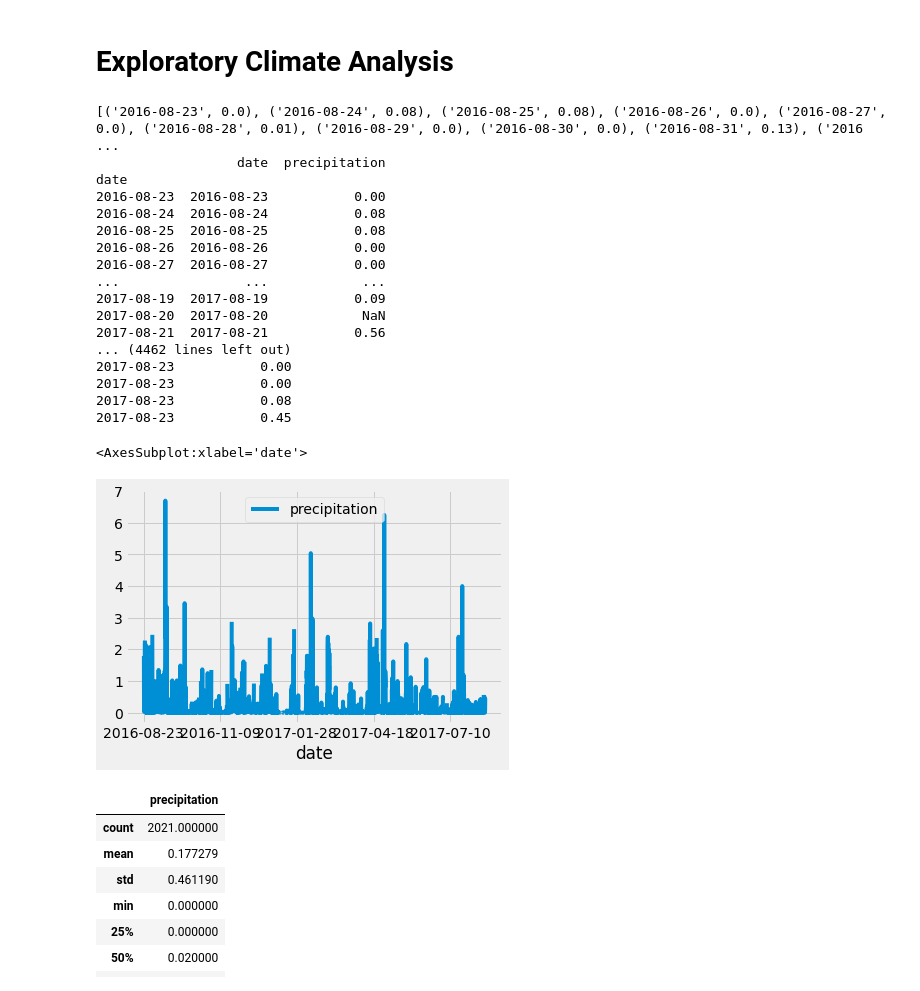
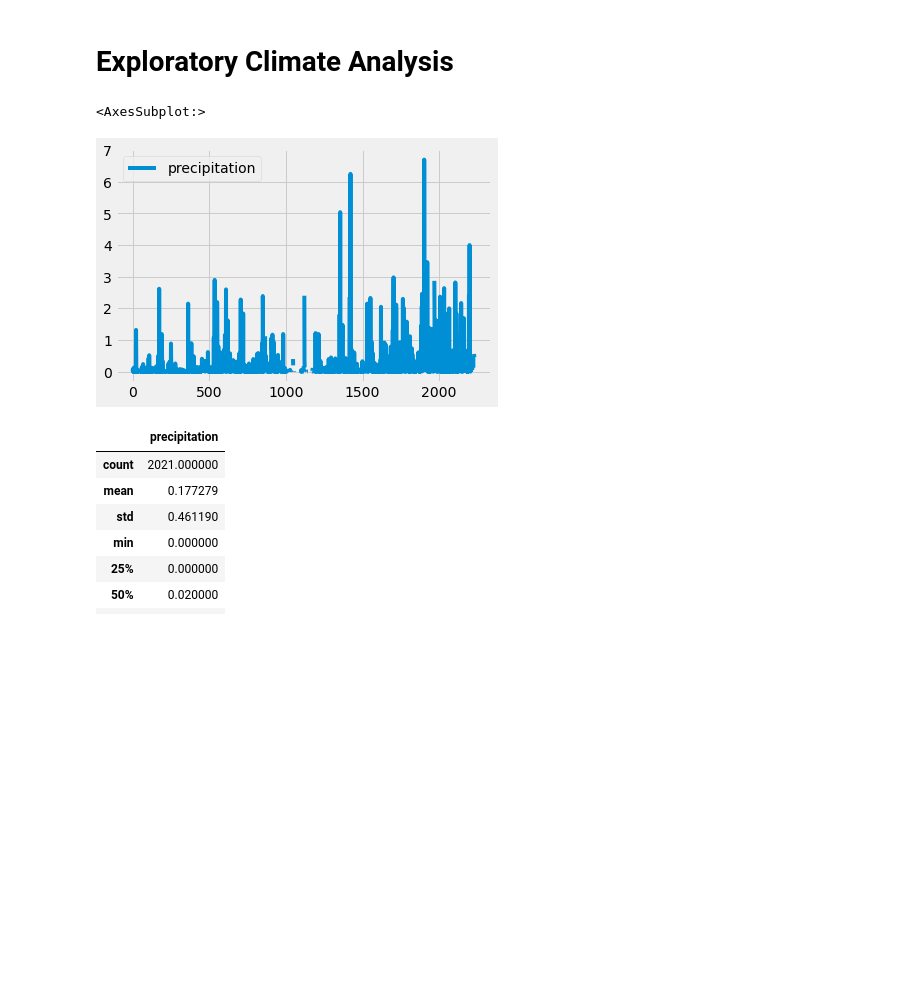
Before and after one commit to SohaT7/Surfs_Up, a Jupyter notebook: climate_analysis.ipynb, the cells around one changed output. Drawn from its saved outputs; the diff is of its cells as text; code cells hidden in the pictures; blank space fills up the shorter version.

```diff
--- a/climate_analysis.ipynb
+++ b/climate_analysis.ipynb
@@ -17,5 +17,5 @@ from sqlalchemy.ext.automap import automap_base
 from sqlalchemy.orm import Session
 from sqlalchemy import create_engine, func
 # %%
-engine = create_engine("sqlite:///hawaii.sqlite")
+engine = create_engine("sqlite:///Resources/hawaii.sqlite")
 # %%
@@ -50,64 +40,35 @@ session = Session(engine)
 # Exploratory Climate Analysis
 # %%
 # Design a query to retrieve the last 12 months of precipitation data and plot the results.
-
 #Starting from the last data point in the database.
 prev_year = dt.date(2017, 8, 23)
 
 # Calculate the date one year from the last date in data set.
 prev_year = dt.date(2017, 8, 23) - dt.timedelta(days=365)
 
 # Perform a query to retrieve the data and precipitation scores
-# NOTE: Adding .all() at the end of query,
-# extracts all of the results from our query and puts them in a list.
+results = []
+results = session.query(Measurement.date, Measurement.prcp)
+# Print the filtered results
 results = session.query(Measurement.date, Measurement.prcp).filter(Measurement.date >= prev_year).all()
-print(results)
 
 # Save the query results as a Pandas DataFrame and set the index to the date column
 df = pd.DataFrame(results, columns=['date','precipitation'])
-df.set_index(df['date'], inplace=True)
-# NOTE: By setting inplace=True, we're saying that we do not
-# want to create a new DataFrame with the modified specifications.
-# If we set it to "False," then we would create a new DataFrame.
+df.set_index(df['date'], inplace=False)
 
-# Print dataframe with the index:
-print(df)
-# Print dataframe without the index:
-# First, convert to string, then set index to "False":
-print(df.to_string(index=False))
+# Print dataframe with the index
+# print(df)
+# Print dataframe without the index
+# print(df.to_string(index=False))
 
 # Sort the dataframe by date
-# (Since we set our index to the date column previously, we can
-# use our new index to sort our results.)
-df = df.sort_index()
-
-# Print the sorted list without the index:
-print(df.to_string(index=False))
-# Now the dates are in order.
+# df = df.sort_index()
+# Print the sorted list without the index
+# print(df.to_string(index=False))
 
 # Use Pandas Plotting with Matplotlib to plot the data
 df.plot()
-
-# NOTE CONCLUSIONS: Some months have higher amounts of precipitation
-# than others. This plot shows the total precipitation per day.
 # %% [output]
-[('2016-08-23', 0.0), ('2016-08-24', 0.08), ('2016-08-25', 0.08), ('2016-08-26', 0.0), ('2016-08-27', 0.0), ('2016-08-28', 0.01), ('2016-08-29', 0.0), ('2016-08-30', 0.0), ('2016-08-31', 0.13), ('2016 ...
-                  date  precipitation
-date
-2016-08-23  2016-08-23           0.00
-2016-08-24  2016-08-24           0.08
-2016-08-25  2016-08-25           0.08
-2016-08-26  2016-08-26           0.00
-2016-08-27  2016-08-27           0.00
-...                ...            ...
-2017-08-19  2017-08-19           0.09
-2017-08-20  2017-08-20            NaN
-2017-08-21  2017-08-21           0.56
-... (4462 lines left out)
-2017-08-23           0.00
-2017-08-23           0.00
-2017-08-23           0.08
-2017-08-23           0.45
+<AxesSubplot:>
-<AxesSubplot:xlabel='date'>
-[figure, old version]
+[figure, new version]
 # %%
```
Also changed, not shown: parts of 9 cells of this notebook.
